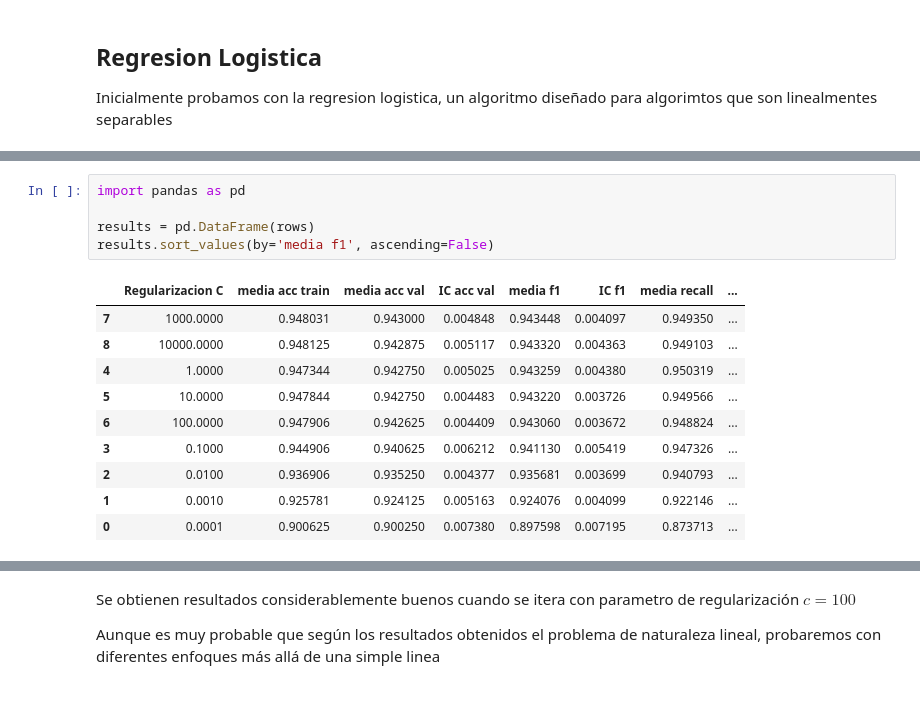
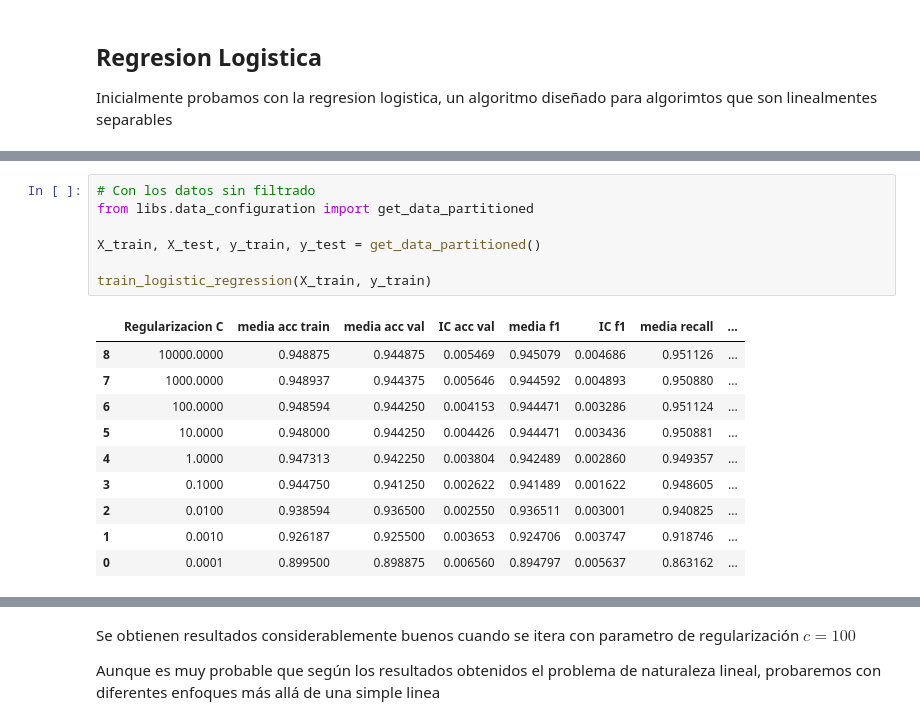
Before and after one commit to RichardoRodLoa/ModelosProyectoAula, a Jupyter notebook: models/regresion-lineal.ipynb, the cells around one changed output, grey strips where cells are left out. Drawn from its saved outputs; the diff is of its cells as text.

```diff
--- a/models/regresion-lineal.ipynb
+++ b/models/regresion-lineal.ipynb
@@ -56,16 +56,18 @@ for c in regularizacion:
 # %%
-import pandas as pd
+# Con los datos sin filtrado
+from libs.data_configuration import get_data_partitioned
 
-results = pd.DataFrame(rows)
-results.sort_values(by='media f1', ascending=False)
+X_train, X_test, y_train, y_test = get_data_partitioned()
+
+train_logistic_regression(X_train, y_train)
 # %% [output]
 |  | Regularizacion C | media acc train | media acc val | IC acc val | media f1 | IC f1 | media recall | ... |
-| 7 | 1000.0000 | 0.948031 | 0.943000 | 0.004848 | 0.943448 | 0.004097 | 0.949350 | ... |
-| 8 | 10000.0000 | 0.948125 | 0.942875 | 0.005117 | 0.943320 | 0.004363 | 0.949103 | ... |
-| 4 | 1.0000 | 0.947344 | 0.942750 | 0.005025 | 0.943259 | 0.004380 | 0.950319 | ... |
-| 5 | 10.0000 | 0.947844 | 0.942750 | 0.004483 | 0.943220 | 0.003726 | 0.949566 | ... |
-| 6 | 100.0000 | 0.947906 | 0.942625 | 0.004409 | 0.943060 | 0.003672 | 0.948824 | ... |
-| 3 | 0.1000 | 0.944906 | 0.940625 | 0.006212 | 0.941130 | 0.005419 | 0.947326 | ... |
-| 2 | 0.0100 | 0.936906 | 0.935250 | 0.004377 | 0.935681 | 0.003699 | 0.940793 | ... |
-| 1 | 0.0010 | 0.925781 | 0.924125 | 0.005163 | 0.924076 | 0.004099 | 0.922146 | ... |
-| 0 | 0.0001 | 0.900625 | 0.900250 | 0.007380 | 0.897598 | 0.007195 | 0.873713 | ... |
+| 8 | 10000.0000 | 0.948875 | 0.944875 | 0.005469 | 0.945079 | 0.004686 | 0.951126 | ... |
+| 7 | 1000.0000 | 0.948937 | 0.944375 | 0.005646 | 0.944592 | 0.004893 | 0.950880 | ... |
+| 6 | 100.0000 | 0.948594 | 0.944250 | 0.004153 | 0.944471 | 0.003286 | 0.951124 | ... |
+| 5 | 10.0000 | 0.948000 | 0.944250 | 0.004426 | 0.944471 | 0.003436 | 0.950881 | ... |
+| 4 | 1.0000 | 0.947313 | 0.942250 | 0.003804 | 0.942489 | 0.002860 | 0.949357 | ... |
+| 3 | 0.1000 | 0.944750 | 0.941250 | 0.002622 | 0.941489 | 0.001622 | 0.948605 | ... |
+| 2 | 0.0100 | 0.938594 | 0.936500 | 0.002550 | 0.936511 | 0.003001 | 0.940825 | ... |
+| 1 | 0.0010 | 0.926187 | 0.925500 | 0.003653 | 0.924706 | 0.003747 | 0.918746 | ... |
+| 0 | 0.0001 | 0.899500 | 0.898875 | 0.006560 | 0.894797 | 0.005637 | 0.863162 | ... |
```
Also changed, not shown: parts of 3 cells of this notebook, 3 other files.
